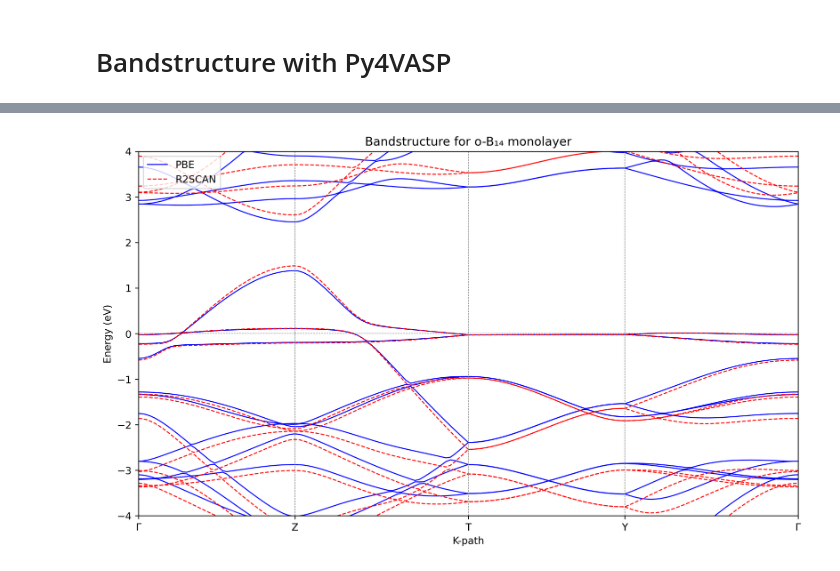
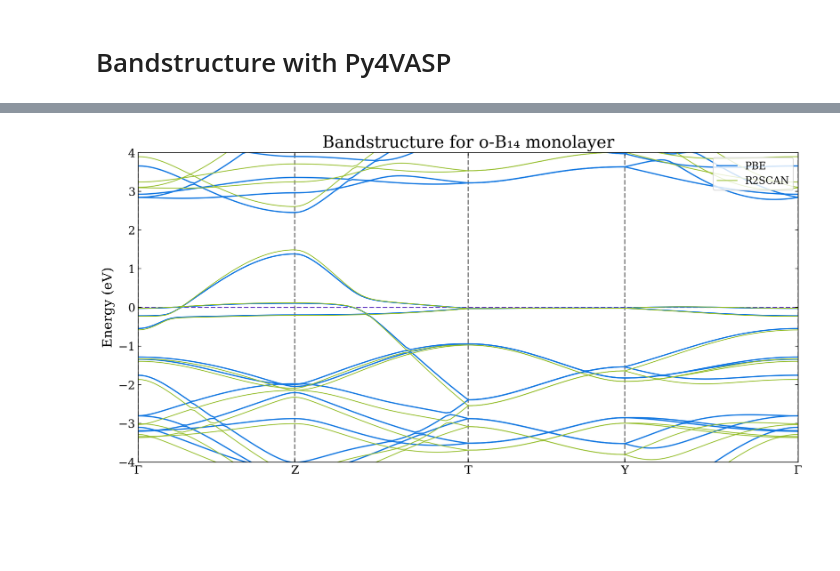
Before and after one commit to Photonico/o-B14_20241024, a Jupyter notebook: 3_bandstructure_with_Py4VASP.ipynb, the cells around one changed output, grey strips where cells are left out. Saved outputs shown, nothing was run; the diff lists cells and outputs as text; code cells hidden in the pictures; blank space fills up the shorter version.

```diff
--- a/3_bandstructure_with_Py4VASP.ipynb
+++ b/3_bandstructure_with_Py4VASP.ipynb
@@ -33,38 +35,42 @@ kpoints_labels_PBE = data_PBE.get("kpoint_labels")
 kpoints_labels_R2SCAN = data_R2SCAN.get("kpoint_labels")
 
 # Indices of high-symmetry
 
 indices = np.where(np.array(kpoints_labels_PBE) != "")[0]
 ticks = kpoints_PBE[indices]
 ticklabels = [kpoints_labels_PBE[index] for index in indices]
 
 # Plot figure
 
-fig, ax = plt.subplots(figsize=(10, 6), dpi=256)
+fig_setting = canvas_setting(12, 6)
+params = fig_setting[2]; plt.rcParams.update(params)
+
+fig, ax = plt.subplots(figsize=fig_setting[0], dpi=fig_setting[1])
+plt.tick_params(direction="in", which="both", top=True, right=True, bottom=True, left=True)
 
 for band in bands_PBE.T:
-    ax.plot(kpoints_PBE, band, color='blue', lw=1, label='PBE' if np.all(band == bands_PBE.T[0]) else "")
+    ax.plot(kpoints_PBE, band, color=color_sampling("blue")[1], lw=1.5, label="PBE" if np.all(band == bands_PBE.T[0]) else "")
 for band in bands_R2SCAN.T:
-    ax.plot(kpoints_PBE, band, color='red', lw=1, linestyle='--', label='R2SCAN' if np.all(band == bands_R2SCAN.T[0]) else "")
+    ax.plot(kpoints_PBE, band, color=color_sampling("Lime")[1], lw=1, label="R2SCAN" if np.all(band == bands_R2SCAN.T[0]) else "")
 
 # Set high-symmetry k-points as x-axis ticks
 ax.set_xticks(ticks)
 ax.set_xticklabels(ticklabels)
 
 # Draw a horizontal line at the Fermi level and vertical lines at high-symmetry points
-ax.axhline(0, color='black', lw=0.5, linestyle='--')
+ax.axhline(0, color=color_sampling("Violet")[0], lw=1.5, linestyle="--", zorder=-1)
 for xc in ticks:
-    ax.axvline(x=xc, color='grey', lw=0.5, linestyle='--')
+    ax.axvline(x=xc, color=color_sampling("Grey")[1], lw=1.5, alpha=0.8, linestyle="--", zorder=-2)
 
 # Set axis labels and title
-ax.set_xlabel("K-path")
+# ax.set_xlabel("K-path")
 ax.set_ylabel("Energy (eV)")
 ax.set_xlim(kpoints_PBE[0], kpoints_PBE[-1])
 ax.set_ylim(-4,4)
 ax.set_title("Bandstructure for o-B₁₄ monolayer")
-ax.legend()
+ax.legend(loc="upper right")
 
 plt.tight_layout()
 plt.show()
 # %% [output]
-[figure, old version]
+[figure, new version]
```
Also changed, not shown: parts of 1 cell of this notebook, 1 other file.
